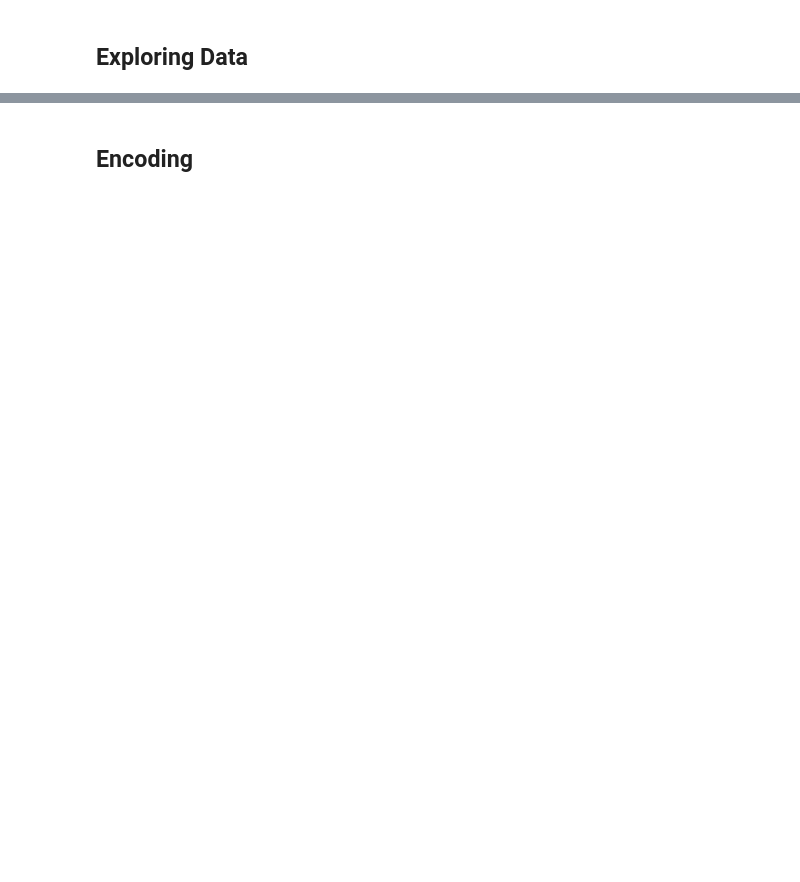
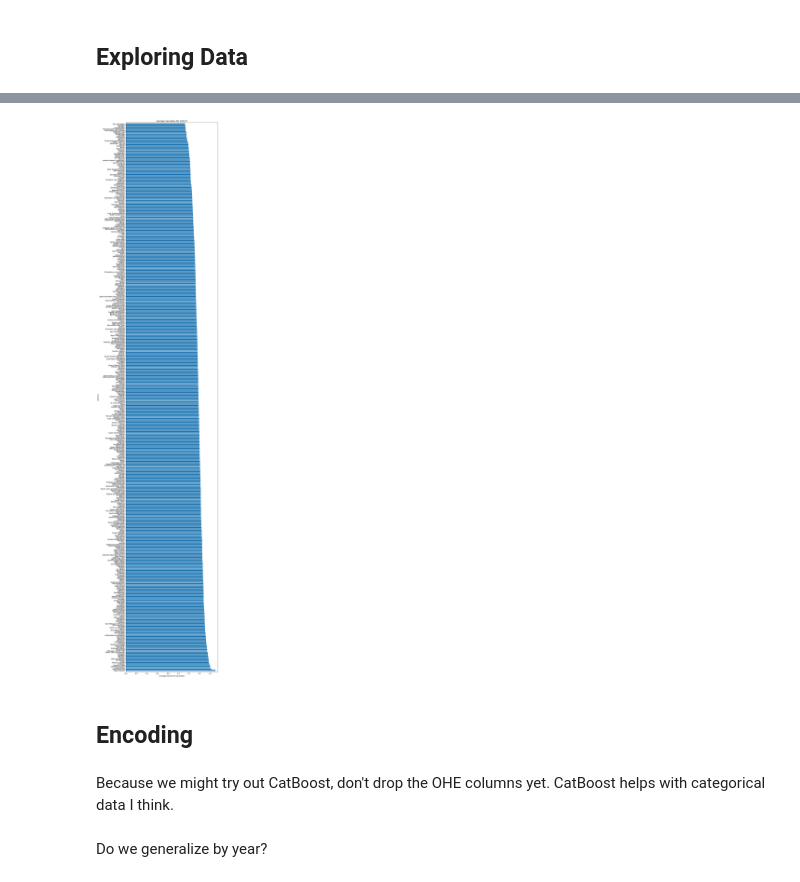
Before and after one commit to lukelin15/DSC148-Proj, a Jupyter notebook: Data_Cleaning_and_EDA.ipynb, the cells around one changed output, grey strips where cells are left out. Cells and saved outputs as stored; diff of their text form; code cells hidden in the pictures; blank space fills up the shorter version.

```diff
--- a/Data_Cleaning_and_EDA.ipynb
+++ b/Data_Cleaning_and_EDA.ipynb
@@ -173,5 +272,19 @@ plt.show()
+# %%
+grouped_area = accident_copy.groupby('District_Area')['Number_of_Casualties'].mean().sort_values(ascending=False)
+plt.figure(figsize=(10,60))
+plt.barh(y=grouped_area.index, width=grouped_area.values)
+plt.xlim([0,1.75])
+plt.ylim([-1,422])
+plt.xlabel('Average Number Of Casualties')
+plt.ylabel('Districts')
+plt.title('Average Casualties Per District')
+plt.show()
+# %% [output]
+[figure, added]
 # %% [markdown]
 ## Encoding
+# %% [markdown]
+Because we might try out CatBoost, don't drop the OHE columns yet. CatBoost helps with categorical data I think.
 # %%
 # Use One Hot Encoder on all categorical columns except Weather_Conditions
 from sklearn.preprocessing import OneHotEncoder
@@ -198,3 +309,5 @@ accident_copy = accident_copy.drop(columns=['Weather_Conditions'])
+# %% [markdown]
+Do we generalize by year?
 # %%
 # while there isn't a big difference in Slight accidents, Fatal changes a lot over the years
 accident_19 = accident_copy[accident_copy['Year'] == 2019]
```
Also changed, not shown: parts of 23 cells of this notebook, 1 other file.
